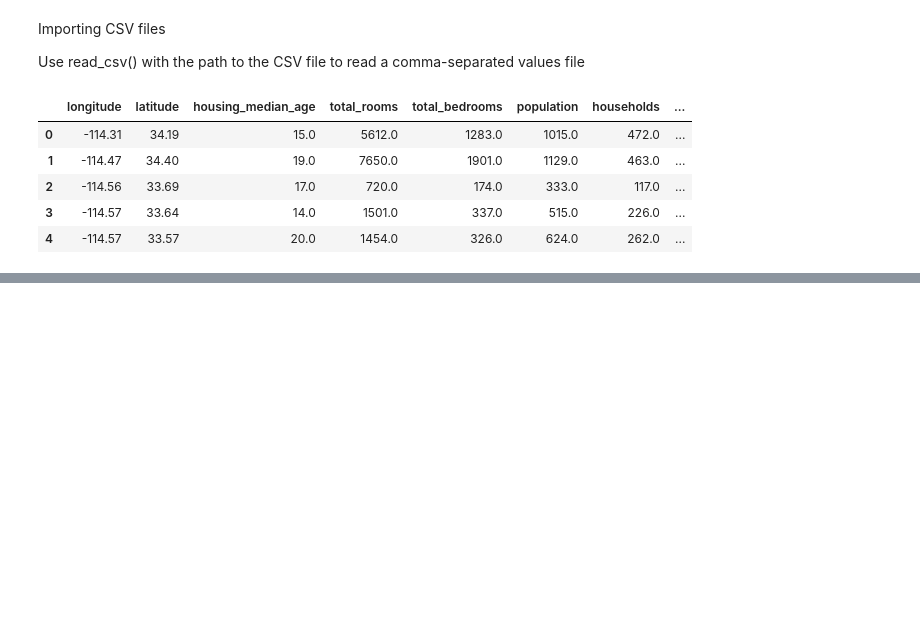
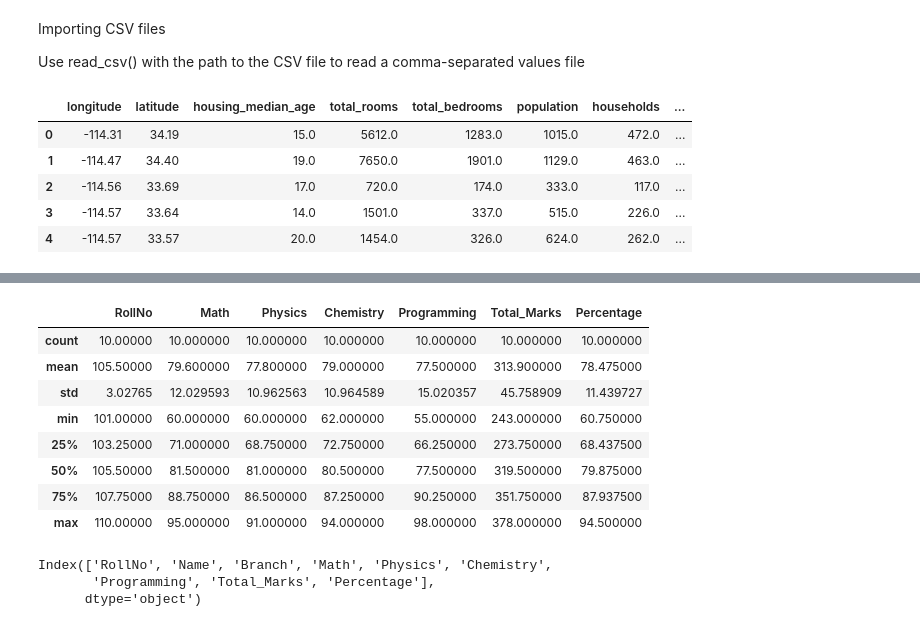
Before and after one commit to Srihas04/ML_LAB_2026-2027, a Jupyter notebook: Californiadataset.ipynb, the cells around one changed output, grey strips where cells are left out. Cells and saved outputs as stored; diff of their text form; code cells hidden in the pictures; blank space fills up the shorter version.

```diff
--- a/Californiadataset.ipynb
+++ b/Californiadataset.ipynb
@@ -25,0 +54,2 @@ df.head()
+# %%
+df = pd.read_excel("student_dataset.xlsx", sheet_name="Student_Data")
@@ -25,0 +74,18 @@ df.head()
+# %%
+df.describe()
+# %% [output]
+|  | RollNo | Math | Physics | Chemistry | Programming | Total_Marks | Percentage |
+| count | 10.00000 | 10.000000 | 10.000000 | 10.000000 | 10.000000 | 10.000000 | 10.000000 |
+| mean | 105.50000 | 79.600000 | 77.800000 | 79.000000 | 77.500000 | 313.900000 | 78.475000 |
+| std | 3.02765 | 12.029593 | 10.962563 | 10.964589 | 15.020357 | 45.758909 | 11.439727 |
+| min | 101.00000 | 60.000000 | 60.000000 | 62.000000 | 55.000000 | 243.000000 | 60.750000 |
+| 25% | 103.25000 | 71.000000 | 68.750000 | 72.750000 | 66.250000 | 273.750000 | 68.437500 |
+| 50% | 105.50000 | 81.500000 | 81.000000 | 80.500000 | 77.500000 | 319.500000 | 79.875000 |
+| 75% | 107.75000 | 88.750000 | 86.500000 | 87.250000 | 90.250000 | 351.750000 | 87.937500 |
+| max | 110.00000 | 95.000000 | 91.000000 | 94.000000 | 98.000000 | 378.000000 | 94.500000 |
+# %%
+df.columns
+# %% [output]
+Index(['RollNo', 'Name', 'Branch', 'Math', 'Physics', 'Chemistry',
+       'Programming', 'Total_Marks', 'Percentage'],
+      dtype='object')
```
Also changed, not shown: parts of 5 cells of this notebook.
